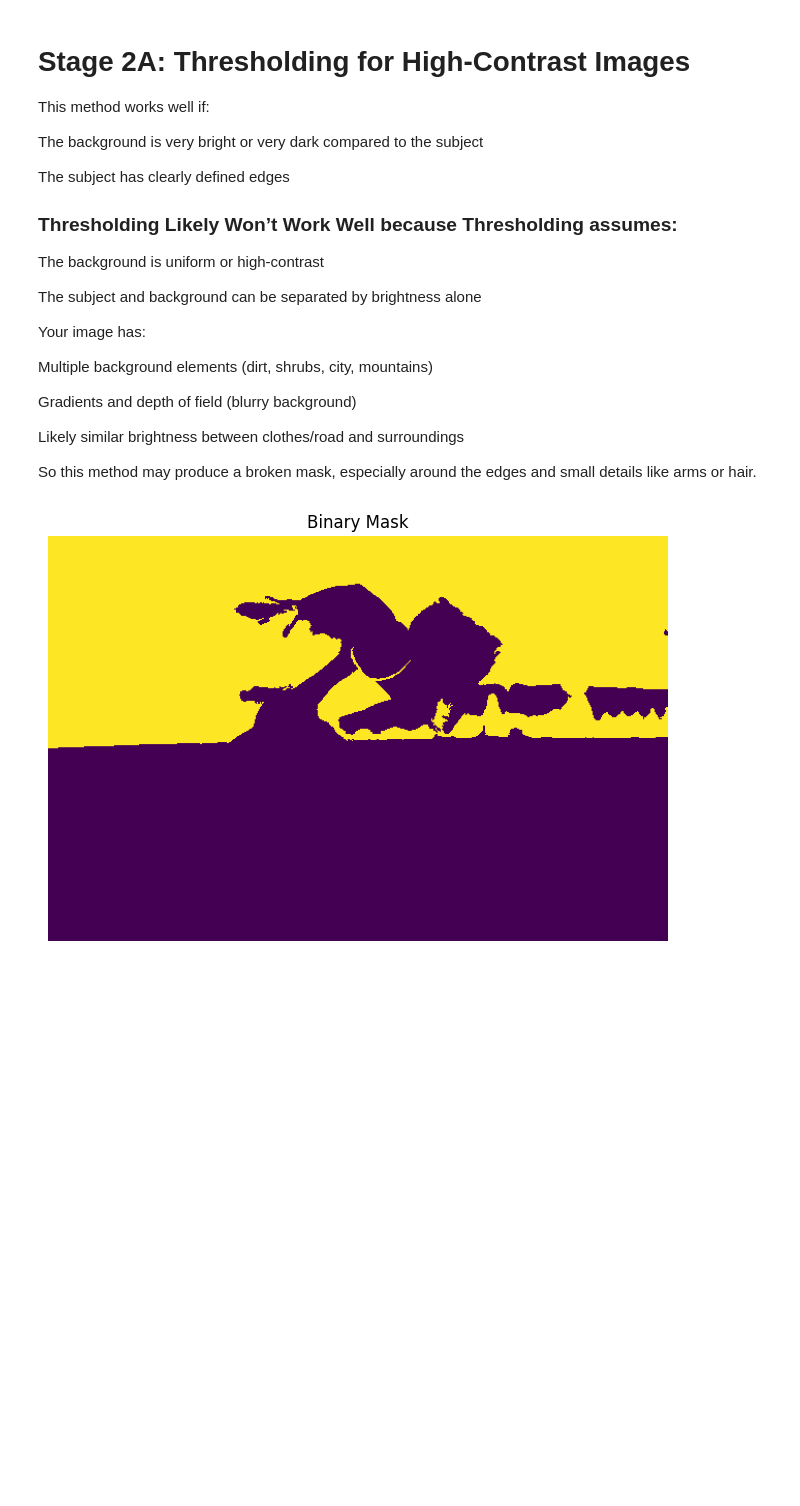
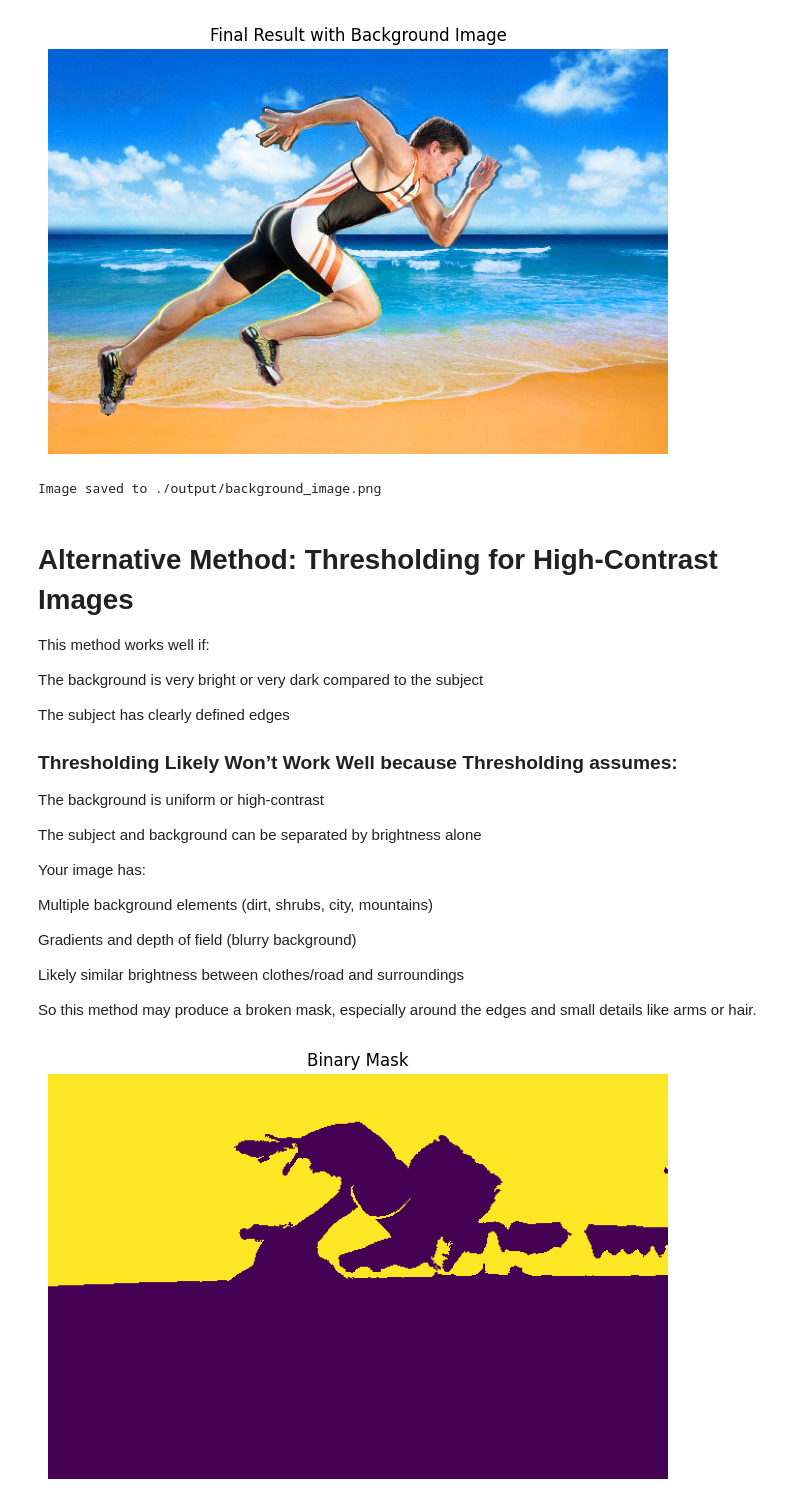
Before and after one commit to jdeleon3/ImageProcessing.BackgroundReplace, a Jupyter notebook: CS-6322-TermProject-Code-2025-5-6.ipynb, the cells around one changed output. Cells and saved outputs as stored; diff of their text form; code cells hidden in the pictures; blank space fills up the shorter version.

```diff
--- a/CS-6322-TermProject-Code-2025-5-6.ipynb
+++ b/CS-6322-TermProject-Code-2025-5-6.ipynb
@@ -104,5 +596,19 @@ else:
+# %%
+# Test values for report generation
+# Uncomment the following line to select a file using a file dialog
+#background_path = get_file_path()
+background_image = cv2.imread(background_path)
+if background_image is None:
+    print("Error loading background image.")
+else:
+    final_result = replace_background_with_image(image, refined_mask, background_image)
+    show_image(final_result, title="Final Result with Background Image", is_bgr=True)
+    save_file(final_result, file_path='./output/background_image.png')
+# %% [output]
+[figure, added]
+Image saved to ./output/background_image.png
 # %% [markdown]
-# Stage 2A: Thresholding for High-Contrast Images
+# Alternative Method: Thresholding for High-Contrast Images
 
 This method works well if:
 
```
Also changed, not shown: parts of 64 cells of this notebook, 14 other files.
